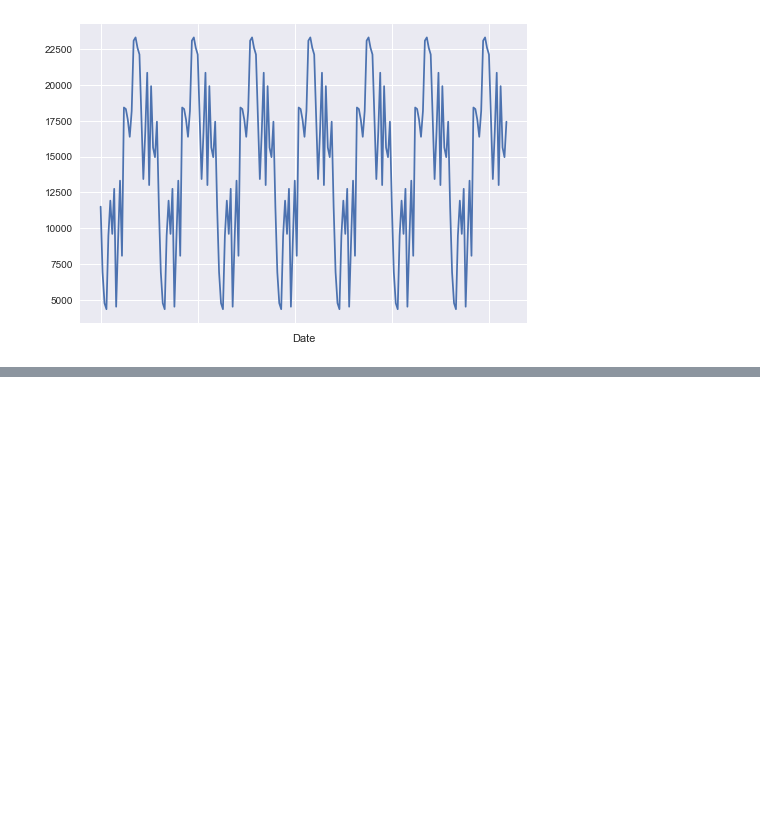
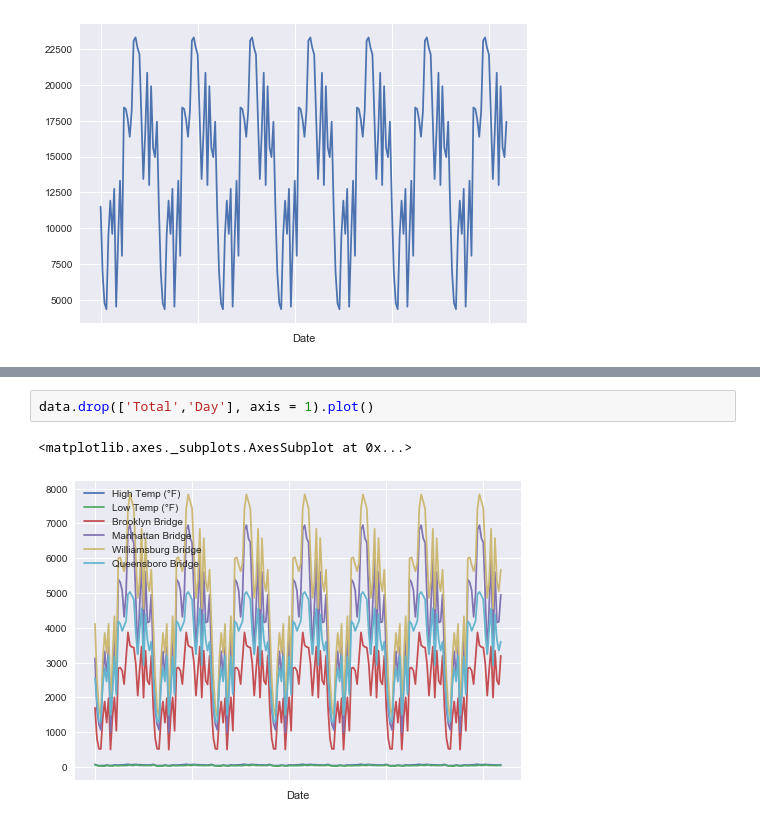
Before and after one commit to MrRutledge/NewYorkBridge, a Jupyter notebook: East_NYC_Bridge .ipynb, the cells around one changed output, grey strips where cells are left out. Drawn from its saved outputs; the diff is of its cells as text; blank space fills up the shorter version.

Commit message:
tried a few pands plots

```diff
--- a/East_NYC_Bridge .ipynb
+++ b/East_NYC_Bridge .ipynb
@@ -89,0 +95,5 @@ NameError: name 'bncbcbcbcb' is not defined
+# %%
+data.drop(['Total','Day'], axis = 1).plot()
+# %% [output]
+<matplotlib.axes._subplots.AxesSubplot at 0x...>
+[figure, added]
```
Also changed, not shown: parts of 7 cells of this notebook.
